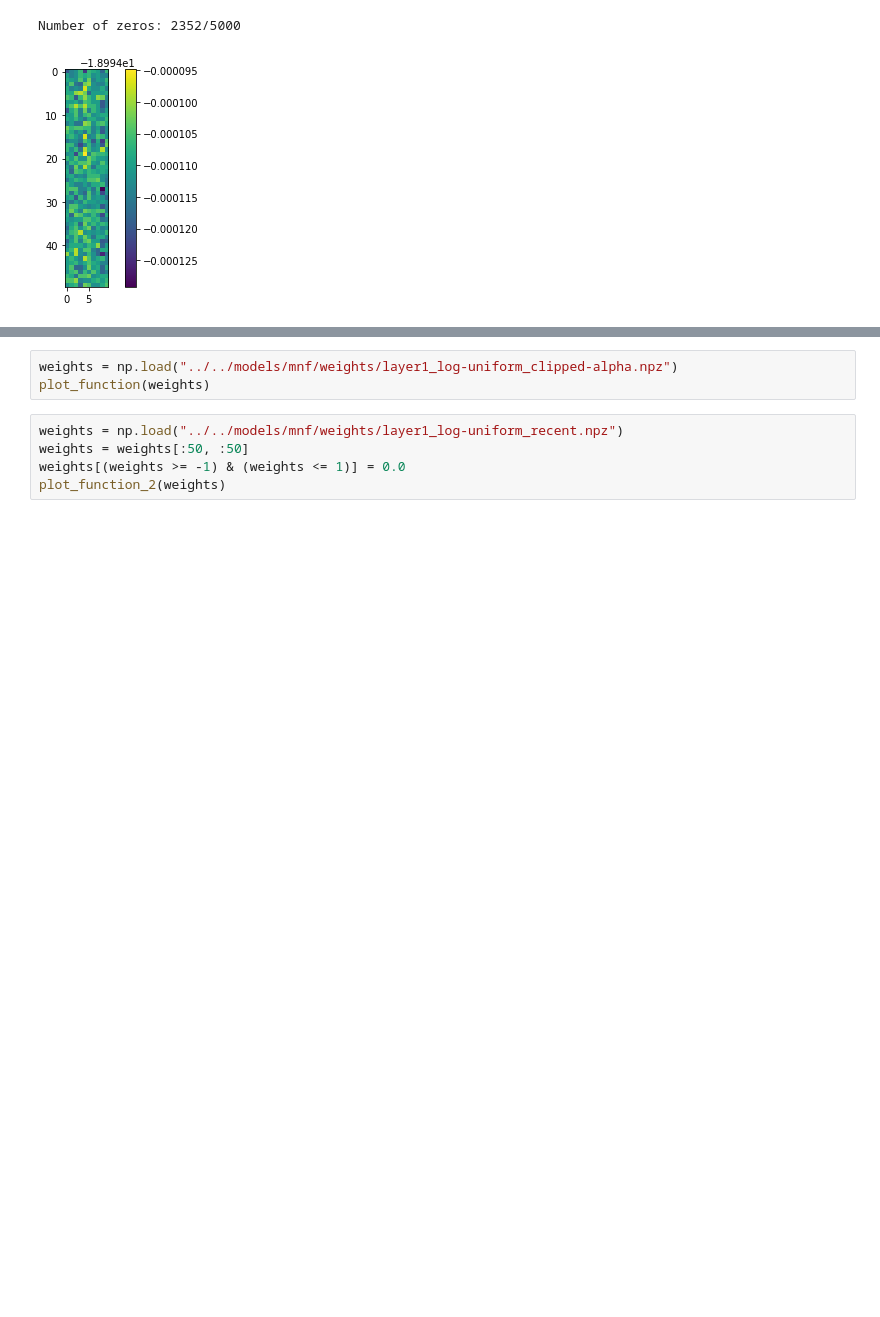
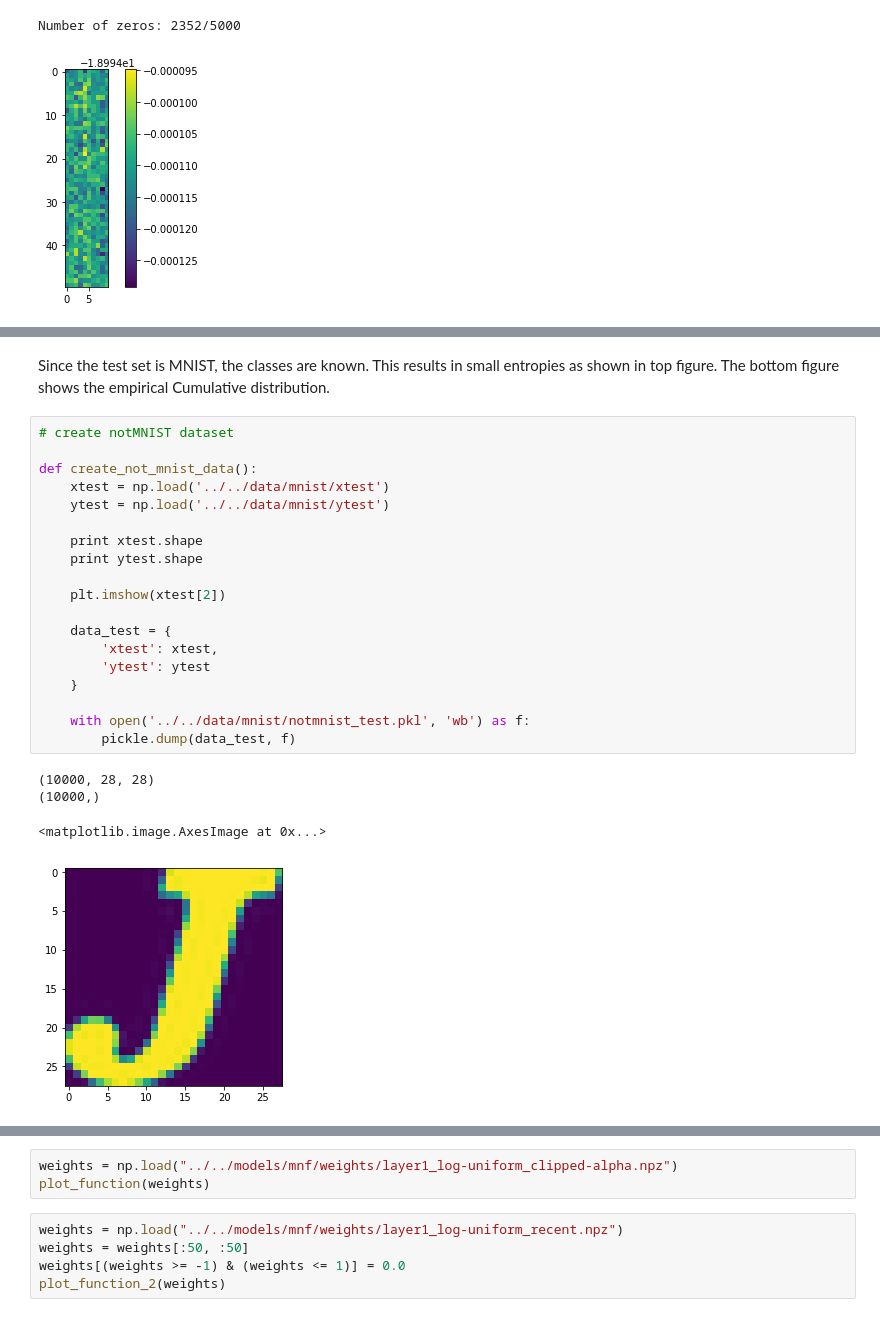
Before and after one commit to akashrajkn/waffles-and-posteriors, a Jupyter notebook: src/mnf/results.ipynb, the cells around one changed output, grey strips where cells are left out. Drawn from its saved outputs; the diff is of its cells as text; blank space fills up the shorter version.

Commit message:
some results

```diff
--- a/src/mnf/results.ipynb
+++ b/src/mnf/results.ipynb
@@ -159,0 +213,26 @@ plt.savefig('../../results/lowerbound_normal_cauchy.png')
+# %% [markdown]
+Since the test set is MNIST, the classes are known. This results in small entropies as shown in top figure. The bottom figure shows the empirical Cumulative distribution.
+# %%
+# create notMNIST dataset
+
+def create_not_mnist_data():
+    xtest = np.load('../../data/mnist/xtest')
+    ytest = np.load('../../data/mnist/ytest')
+
+    print xtest.shape
+    print ytest.shape
+
+    plt.imshow(xtest[2])
+
+    data_test = {
+        'xtest': xtest,
+        'ytest': ytest
+    }
+
+    with open('../../data/mnist/notmnist_test.pkl', 'wb') as f:
+        pickle.dump(data_test, f)
+# %% [output]
+(10000, 28, 28)
+(10000,)
+<matplotlib.image.AxesImage at 0x...>
+[figure, added]
```
Also changed, not shown: parts of 8 cells of this notebook, 11 other files.
